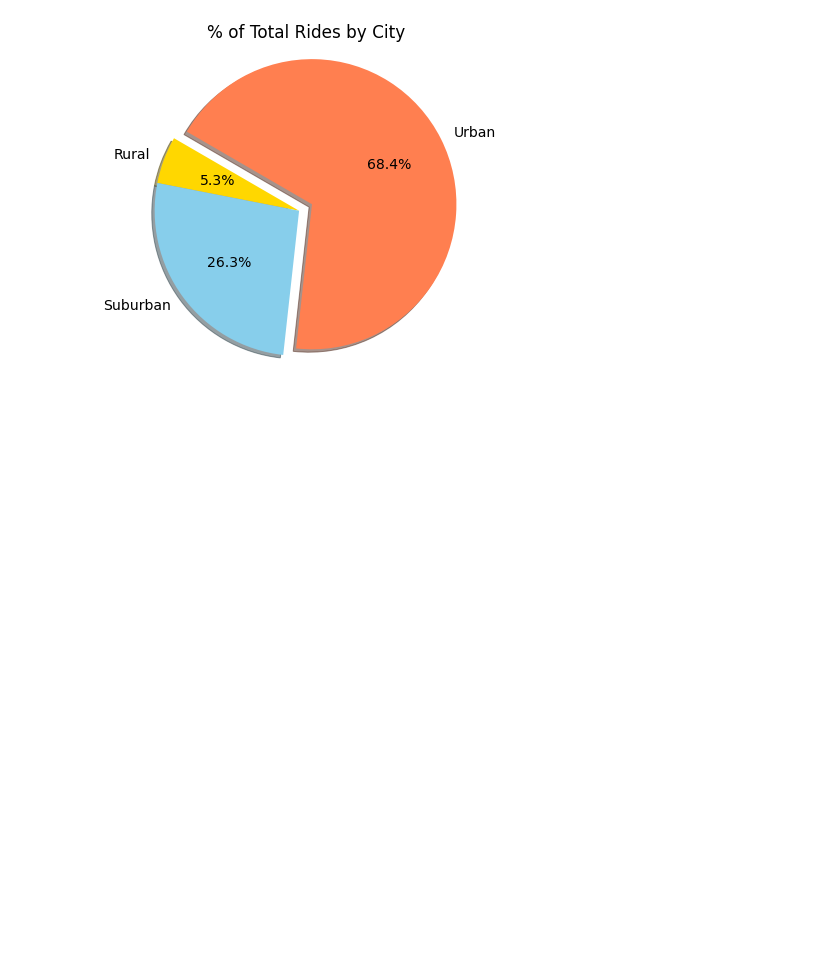
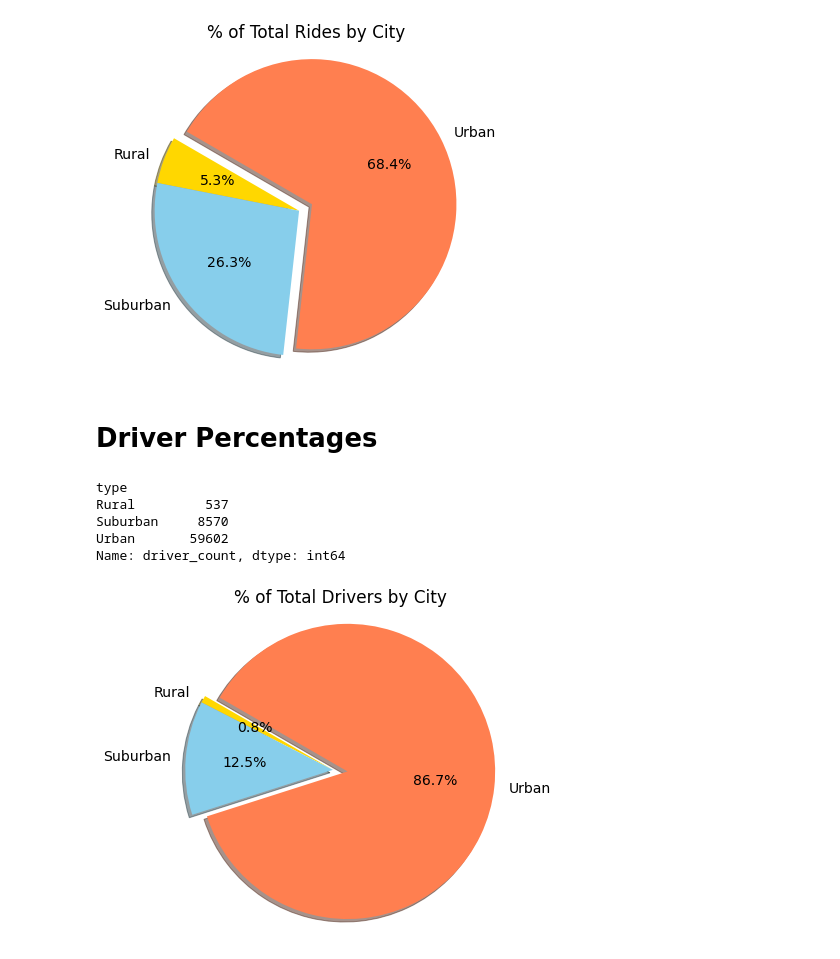
Before and after one commit to yazhcodes/PyBer_Analysis, a Jupyter notebook: Course Work/PyBer.ipynb, the cells around one changed output. Saved outputs shown, nothing was run; the diff lists cells and outputs as text; code cells hidden in the pictures; blank space fills up the shorter version.

Commit message:
Driver Percentages

```diff
--- a/Course Work/PyBer.ipynb
+++ b/Course Work/PyBer.ipynb
@@ -539,3 +539,31 @@ mpl.rcParams['font.size'] = 14
 plt.savefig('../Resources/Fig6.png')
 # %% [output]
 [figure]
+# %% [markdown]
+# Driver Percentages
+# %%
+total_drivers_by_type = pyber_df.groupby(pyber_df['type']).sum()['driver_count']
+total_drivers_by_type
+# %% [output]
+type
+Rural         537
+Suburban     8570
+Urban       59602
+Name: driver_count, dtype: int64
+# %%
+fig,ax = plt.subplots(figsize=(6,6))
+ax.pie(
+    total_drivers_by_type,
+    labels = ["Rural", "Suburban", "Urban"],
+    colors = ['gold','skyblue','coral'],
+    autopct='%1.1f%%',
+    explode = [0,0,0.1],
+    shadow = True,
+    startangle = 150
+)
+ax.set_title('% of Total Drivers by City')
+ax.axis('equal')
+mpl.rcParams['font.size'] = 14
+plt.savefig('../Resources/Fig7.png')
+# %% [output]
+[figure, added]
```
Also changed, not shown: 1 other file.
